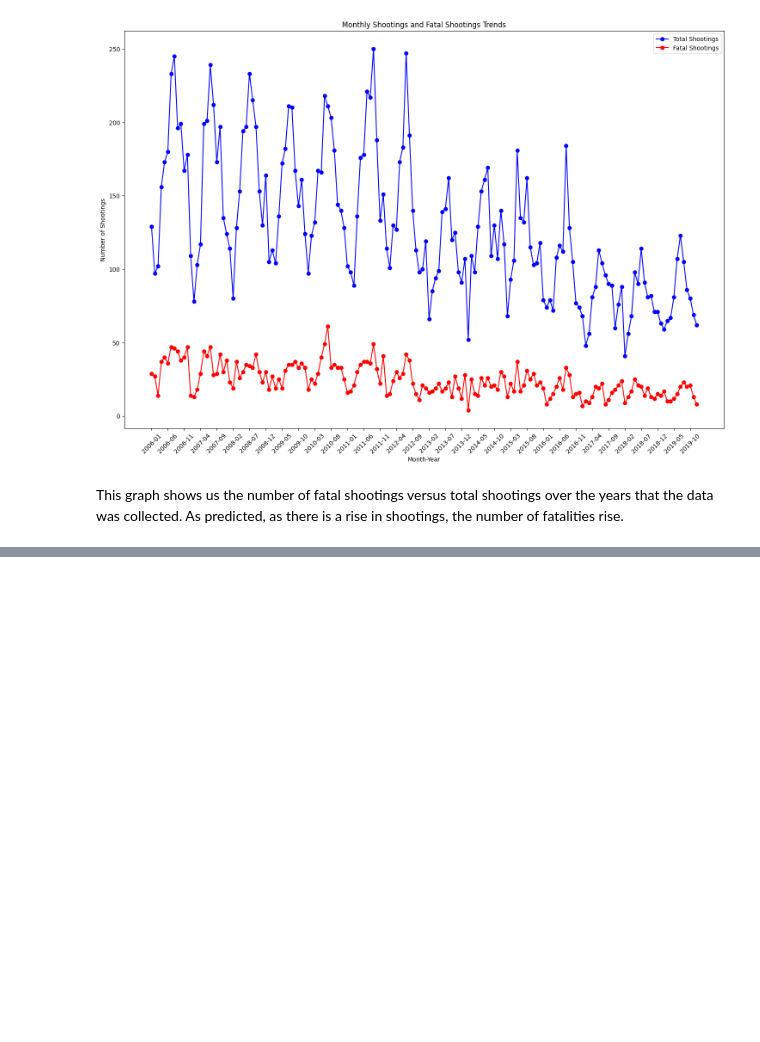
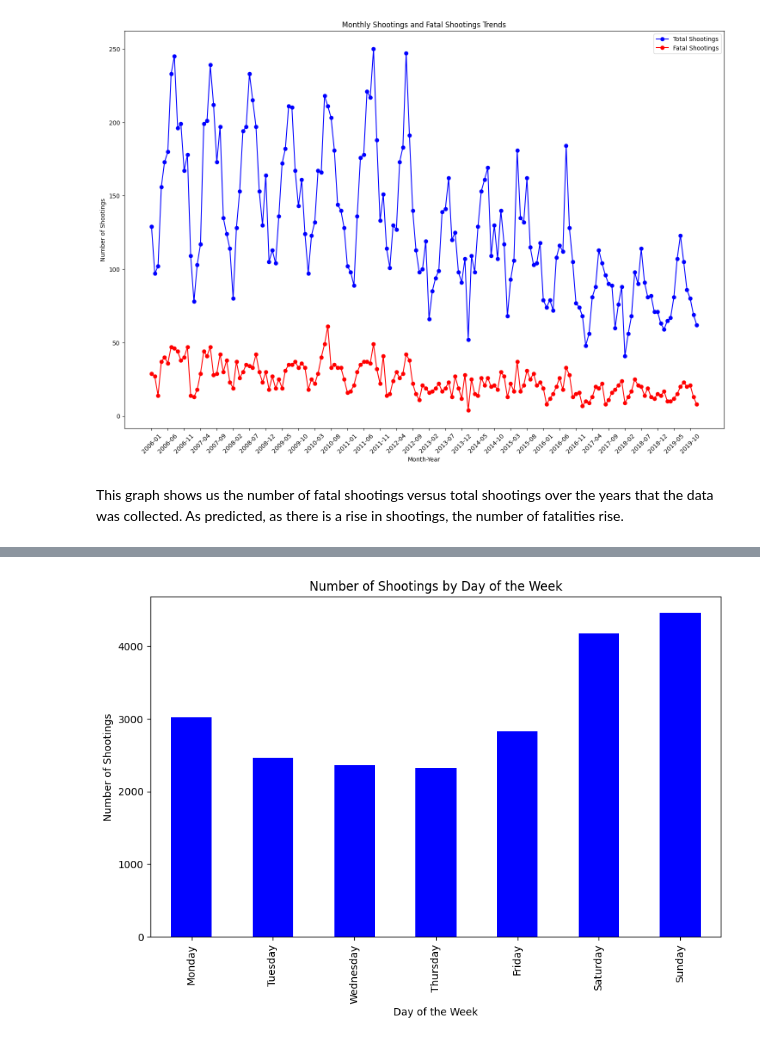
Before and after one commit to ENGL-3844-Writing-with-LLMs/Group-4-NYC-Crimes, a Jupyter notebook: models/eda.ipynb, the cells around one changed output, grey strips where cells are left out. Drawn from its saved outputs; the diff is of its cells as text; code cells hidden in the pictures; blank space fills up the shorter version.

```diff
--- a/models/eda.ipynb
+++ b/models/eda.ipynb
@@ -107,0 +145,4 @@ This graph shows us the number of fatal shootings versus total shootings over th
+# %%
+ds['weekdays'] = ds['date'].dt.strftime('%A')
+shootings_by_day = ds['weekdays'].value_counts().reindex(['Monday', 'Tuesday', 'Wednesday', 'Thursday', 'Friday', 'Saturday', 'Sunday'])
+print(shootings_by_day)
@@ -107,0 +159,9 @@ This graph shows us the number of fatal shootings versus total shootings over th
+# %%
+plt.figure(figsize=(10, 6))
+shootings_by_day.plot(kind='bar', color='blue')
+plt.xlabel('Day of the Week')
+plt.ylabel('Number of Shootings')
+plt.title('Number of Shootings by Day of the Week')
+plt.show()
+# %% [output]
+[figure, added]
```
Also changed, not shown: parts of 12 cells of this notebook.
